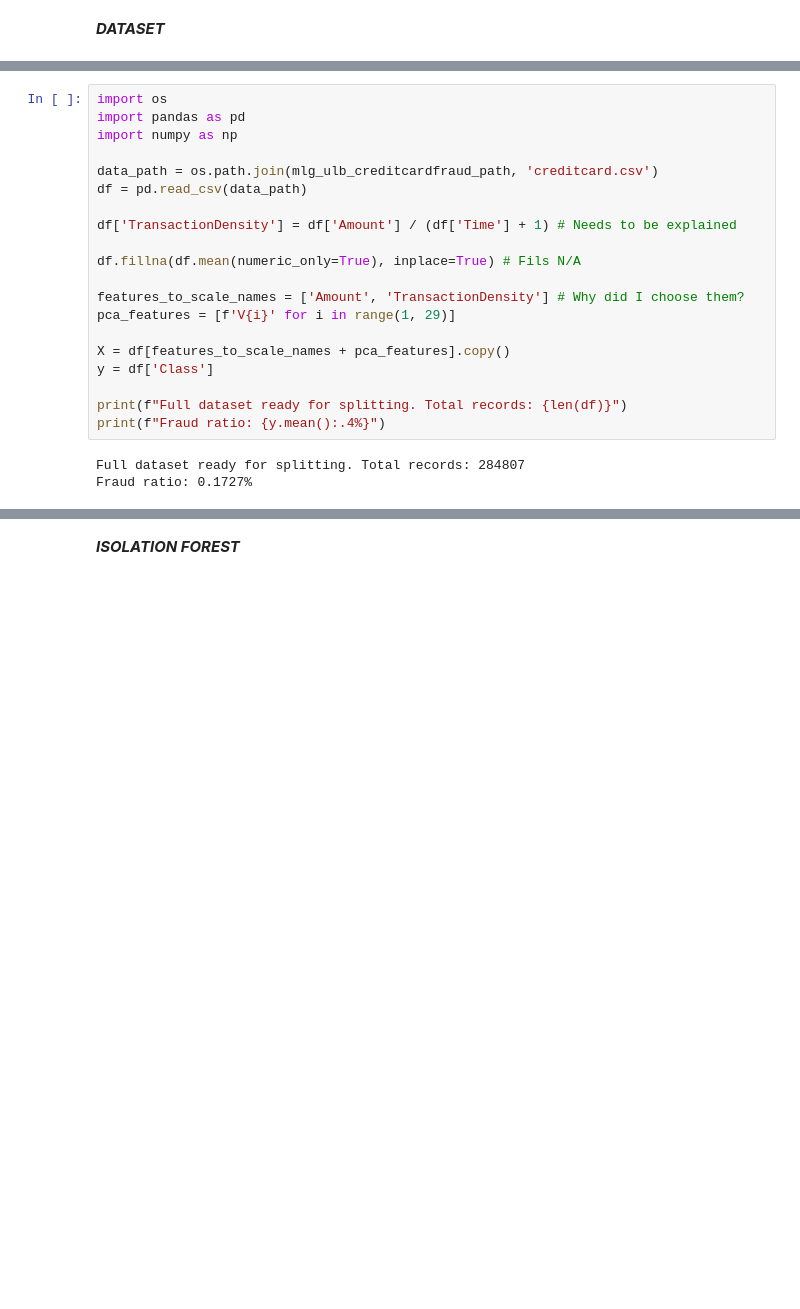
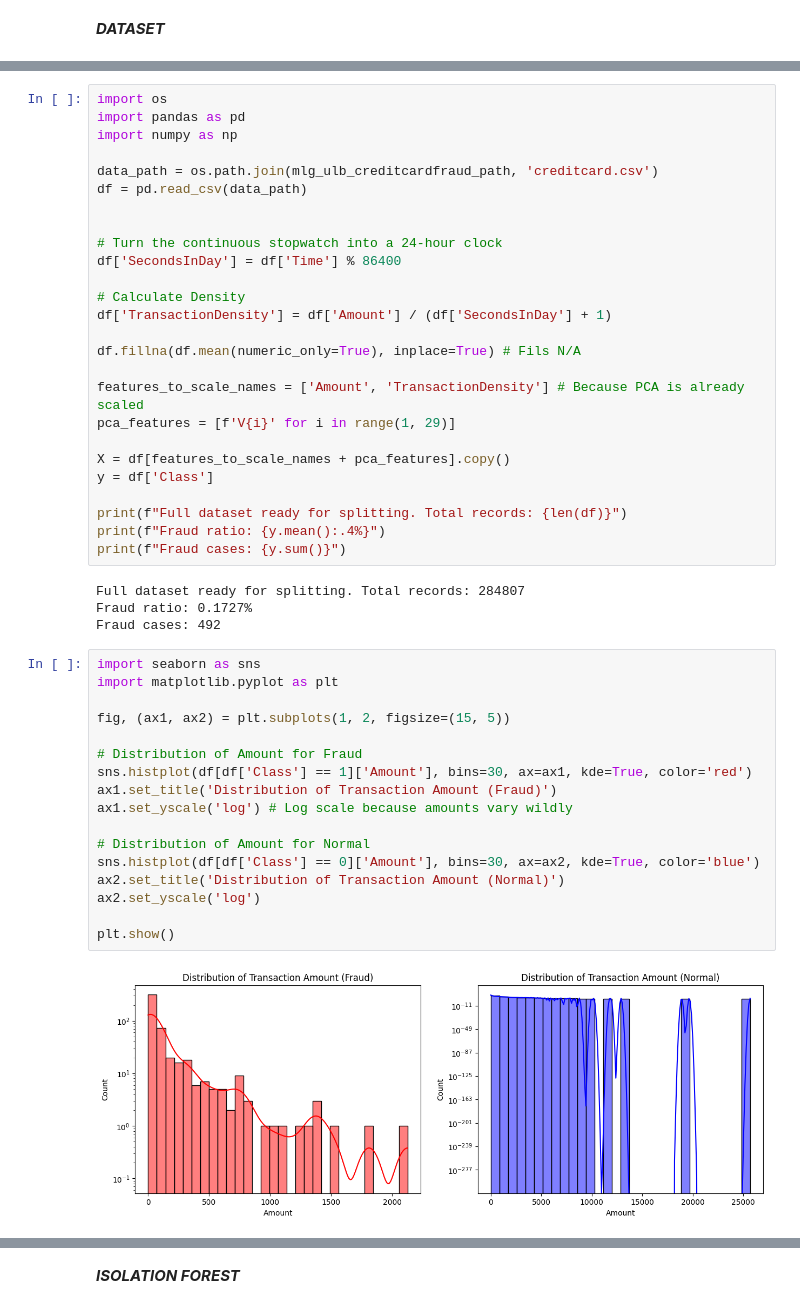
Before and after one commit to Wisuy/Credit-Card-Fraud, a Jupyter notebook: Credit_Card_Fraud.ipynb, the cells around one changed output, grey strips where cells are left out. Cells and saved outputs as stored; diff of their text form; blank space fills up the shorter version.

```diff
--- a/Credit_Card_Fraud.ipynb
+++ b/Credit_Card_Fraud.ipynb
@@ -21,11 +22,16 @@ import numpy as np
 data_path = os.path.join(mlg_ulb_creditcardfraud_path, 'creditcard.csv')
 df = pd.read_csv(data_path)
 
-df['TransactionDensity'] = df['Amount'] / (df['Time'] + 1) # Needs to be explained
+
+# Turn the continuous stopwatch into a 24-hour clock
+df['SecondsInDay'] = df['Time'] % 86400
+
+# Calculate Density
+df['TransactionDensity'] = df['Amount'] / (df['SecondsInDay'] + 1)
 
 df.fillna(df.mean(numeric_only=True), inplace=True) # Fils N/A
 
-features_to_scale_names = ['Amount', 'TransactionDensity'] # Why did I choose them?
+features_to_scale_names = ['Amount', 'TransactionDensity'] # Because PCA is already scaled
 pca_features = [f'V{i}' for i in range(1, 29)]
 
 X = df[features_to_scale_names + pca_features].copy()
@@ -33,6 +39,27 @@ y = df['Class']
 
 print(f"Full dataset ready for splitting. Total records: {len(df)}")
 print(f"Fraud ratio: {y.mean():.4%}")
+print(f"Fraud cases: {y.sum()}")
 # %% [output]
 Full dataset ready for splitting. Total records: 284807
 Fraud ratio: 0.1727%
+Fraud cases: 492
+# %%
+import seaborn as sns
+import matplotlib.pyplot as plt
+
+fig, (ax1, ax2) = plt.subplots(1, 2, figsize=(15, 5))
+
+# Distribution of Amount for Fraud
+sns.histplot(df[df['Class'] == 1]['Amount'], bins=30, ax=ax1, kde=True, color='red')
+ax1.set_title('Distribution of Transaction Amount (Fraud)')
+ax1.set_yscale('log') # Log scale because amounts vary wildly
+
+# Distribution of Amount for Normal
+sns.histplot(df[df['Class'] == 0]['Amount'], bins=30, ax=ax2, kde=True, color='blue')
+ax2.set_title('Distribution of Transaction Amount (Normal)')
+ax2.set_yscale('log')
+
+plt.show()
+# %% [output]
+[figure, added]
```
Also changed, not shown: parts of 18 cells of this notebook.
